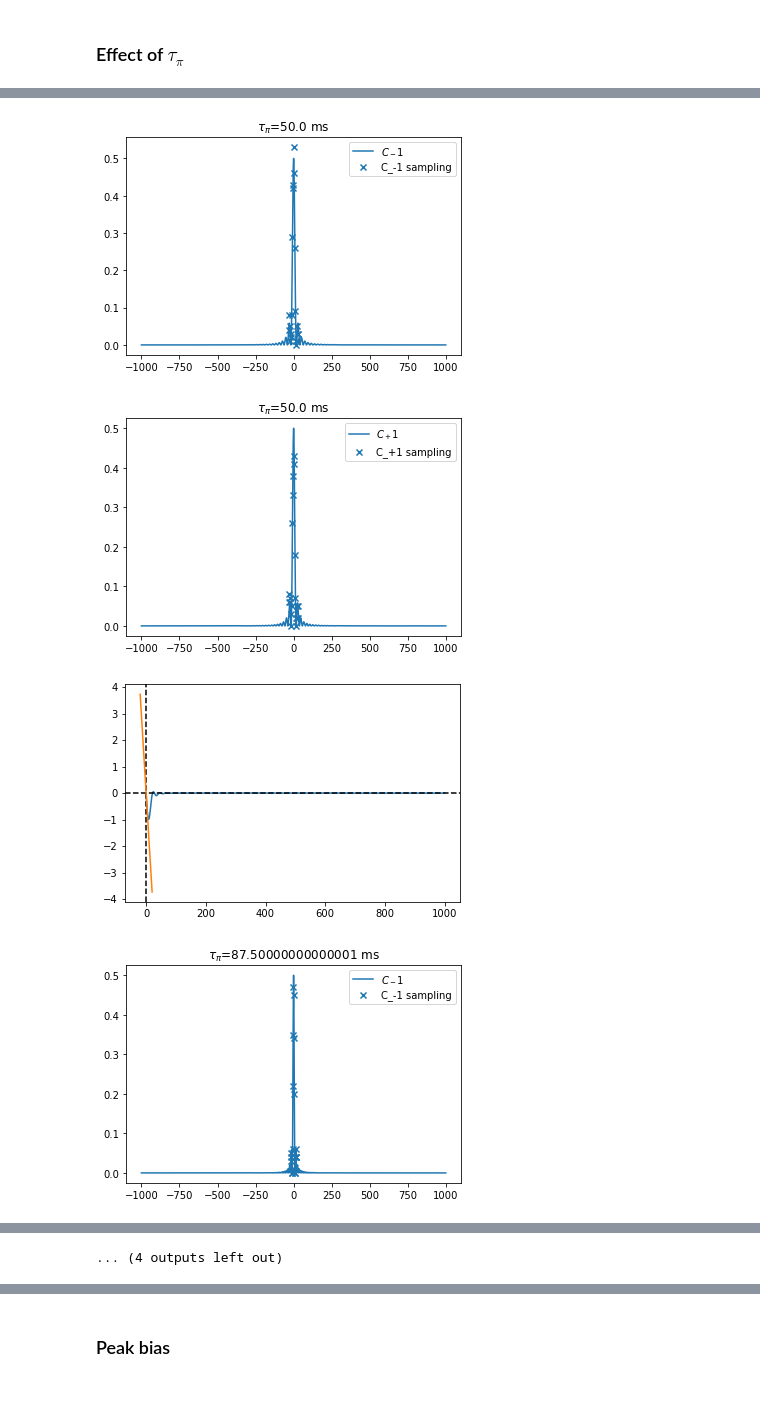
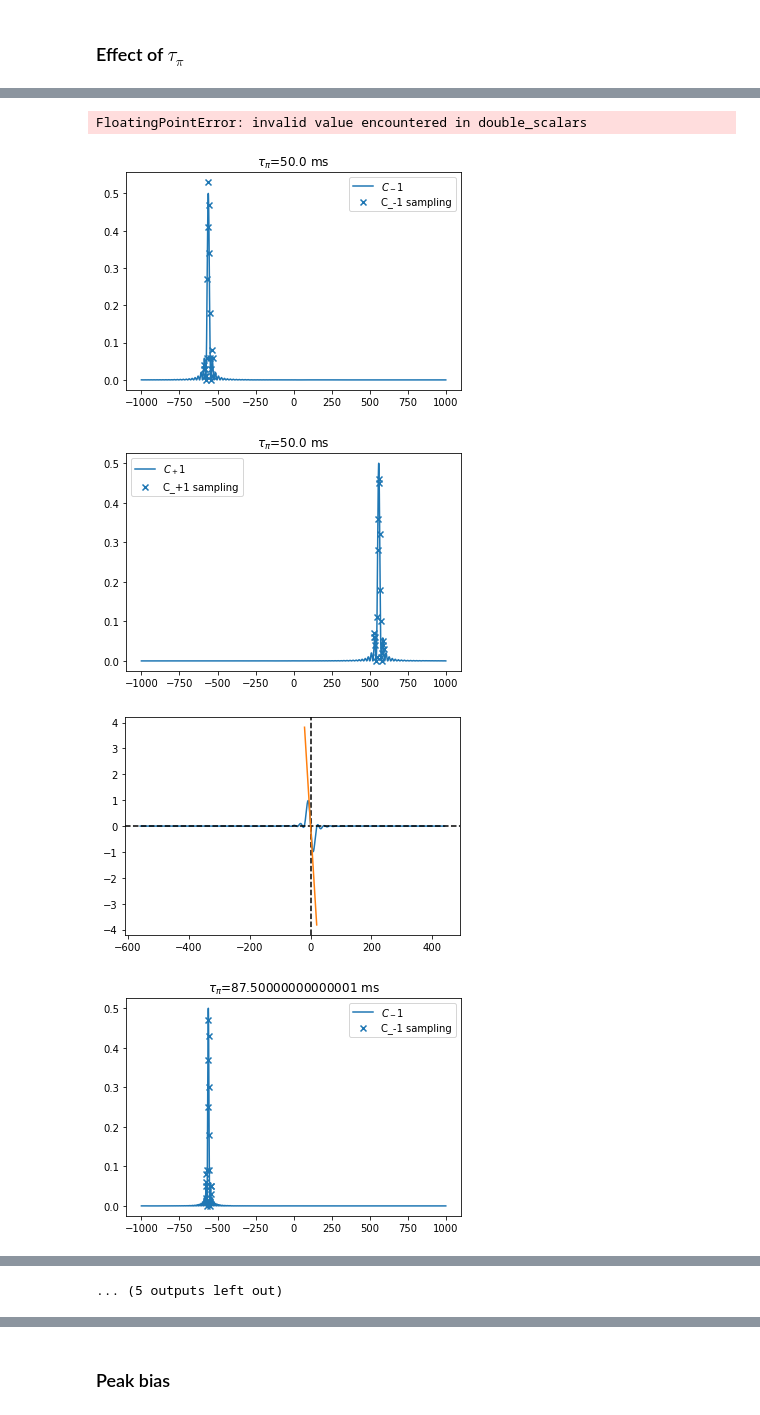
Before and after one commit to speug/srservosim, a Jupyter notebook: notebooks/bichromatic.ipynb, the cells around one changed output, grey strips where cells are left out. Drawn from its saved outputs; the diff is of its cells as text; code cells hidden in the pictures.

```diff
--- a/notebooks/bichromatic.ipynb
+++ b/notebooks/bichromatic.ipynb
@@ -192,8 +144,10 @@ array([-443.93393393, -444.94403494, -445.95413595, -446.96423696,
 # %% [markdown]
 ### Zeeman peak separation discriminant function
 # %%
-seps = np.linspace(0, 1000, 1000)
-tau_pi = 6e-3
+seps = np.linspace(0, 100, 1000)
+deltas = np.linspace(-100, 100, 1000)
+tau_pi = 100e-3
+B = 10.
 z_s = linear_zeeman(B)
 HWHM = FWHM(lineshape(deltas, tau_pi, center=linear_zeeman(B)), deltas)/2.
 pfb_pB = lineshape(HWHM+seps, tau_pi, center=z_s)
@@ -221,14 +175,14 @@ plt.axhline(0., color='k', linestyle='--')
 # %% [markdown]
 ### Line center lineshapes and discriminant
 # %%
-delta = np.linspace(-200, 200, 1000)
+delta = np.linspace(-50, 50, 1000)
 z_s = linear_zeeman(B)
 pfb_pB = lineshape(z_s + HWHM + delta, tau_pi, center=z_s)
 pfb_mB = lineshape(-z_s + HWHM + delta, tau_pi, center=-z_s)
 pfb_pR = lineshape(z_s - HWHM + delta, tau_pi, center=z_s)
 pfb_mR = lineshape(-z_s - HWHM + delta, tau_pi, center=-z_s)
-pfb_1 = pfb_mR+pfb_pR
-pfb_2 = pfb_mB+pfb_pB
+pfb_1 = pfb_pB+pfb_mB
+pfb_2 = pfb_pR+pfb_mR
 plt.plot(delta,pfb_1)
 plt.plot(delta,pfb_2)
 # %% [output]
@@ -251,7 +206,7 @@ B_drift = 1./3600 # nT/s, B-field drift
 zeeman_coeff = 5.6 # Hz/nT, Zeeman peak coefficient
 linear_zeeman = lambda B: zeeman_coeff*B
 z_s = linear_zeeman(B) # initial linear Zeeman shift
-tau_pi = 75e-3 # Pi-pulse length
+tau_pi = 50e-3 # Pi-pulse length
 n_s = 100 # number of samples
 T_c = 2*tau_pi # s, single cycle length
 T_s = n_s * T_c # s, total sampling time
@@ -296,8 +251,8 @@ B servo gain: 3.44 Hz, LC servo gain: 3.43 Hz
 ### Run simulation
 # %%
 # initial values
-v0 = {'LC_servo': np.mean(f_centers)-10,
-      'B_servo': np.mean(np.abs(f_centers))+10,
+v0 = {'LC_servo': np.mean(f_centers),
+      'B_servo': np.mean(np.abs(f_centers)),
       'B_field': B,
       'Laser': 0.}
-sim_object=run_BC_simulation(t, f_centers, tau_pi, fwhms, servo_gains, v0)
+sim_object=run_BC_simulation(t, f_centers, tau_pi, fwhms, servo_gains, v0, laser_drift=laser_drift, B_drift=B_drift)
@@ -334,16 +292,17 @@ array([10.2010201 , 10.60106011])
 # %% [markdown]
 ### Effect of $\tau_\pi$
 # %%
+np.seterr("raise")
 # initial values
 B_drift = 1./3600 # nT/s, B-field drift
-zeeman_coeff = 0*5.6 # Hz/nT, Zeeman peak coefficient
+zeeman_coeff = 5.6 # Hz/nT, Zeeman peak coefficient
 linear_zeeman = lambda B: zeeman_coeff*B
 tau_pis = np.linspace(50e-3, 200e-3, 5) # Pi-pulse length
 n_s = 100 # number of samples
 state_preparation = False
 max_tau = 30000 # s, max integration time
 n_c = 2 # number of cycles per correction
-laser_drift = 0*20e-3 # Hz/s
+laser_drift = 20e-3 # Hz/s
 f0 = 444779044095486.5 # Hz, Sr88 SRS
 
 ts = []
@@ -424,12 +383,12 @@ for ti in range(len(tau_pis)):
     pfb_mB = lineshape(f_centers[1] + fwhms[1]/2. + d, taus[1], center=f_centers[1])
     pfb_pR = lineshape(f_centers[0] - fwhms[0]/2. + d, taus[0], center=f_centers[0])
     pfb_mR = lineshape(f_centers[1] - fwhms[1]/2. + d, taus[1], center=f_centers[1])
-    pfb_1 = pfb_mR+pfb_pR
+    pfb_1 = pfb_mB-pfb_mR
     pfb_2 = pfb_mB+pfb_pB
-    k_C = pfb_2-pfb_1
+    k_C = pfb_mB-pfb_mR
     dk_C = np.diff(k_C) / step
     k_p_lc = dk_C[np.argmin(np.abs(d))]
-    servo_gains[1] = (-2*0.5)/k_p_lc
+    servo_gains[1] = (-2*0.25)/k_p_lc
     eta_C[0] = np.mean(f_centers)
     print(f"B servo gain: {servo_gains[0]:.2f} Hz, LC servo gain: {servo_gains[1]:.2f} Hz")
     ps = np.zeros((len(t), 6)) # container for probabilites
@@ -452,7 +411,7 @@ for ti in range(len(tau_pis)):
         pfb_1 = p_mR+p_pR
         pfb_2 = p_mB+p_pB
         ps[i,:] = [p_mR, p_mB, p_pR, p_pB, pfb_1, pfb_2]
-        discriminant_LC = (pfb_2 - pfb_1) / (pfb_2 + pfb_1)
+        discriminant_LC = (p_mB-p_mR) / (p_mB+p_mR)
         eta_C[i] = eta_C[i-1] + discriminant_LC * servo_gains[1]
 
         eta_cavity[i] = f_cavity
@@ -474,4 +433,5 @@ B servo gain: 1.34 Hz, LC servo gain: 1.34 Hz
+FloatingPointError: invalid value encountered in double_scalars
-[figure, old version]
+[figure, new version]
-[figure, old version]
+[figure, new version]
-[figure, old version]
+[figure, new version]
-[figure, old version]
+[figure, new version]
@@ -485 +444 @@ B servo gain: 1.34 Hz, LC servo gain: 1.34 Hz
-... (4 outputs left out)
+... (5 outputs left out)
```
Also changed, not shown: parts of 18 cells of this notebook, 2 other files.
